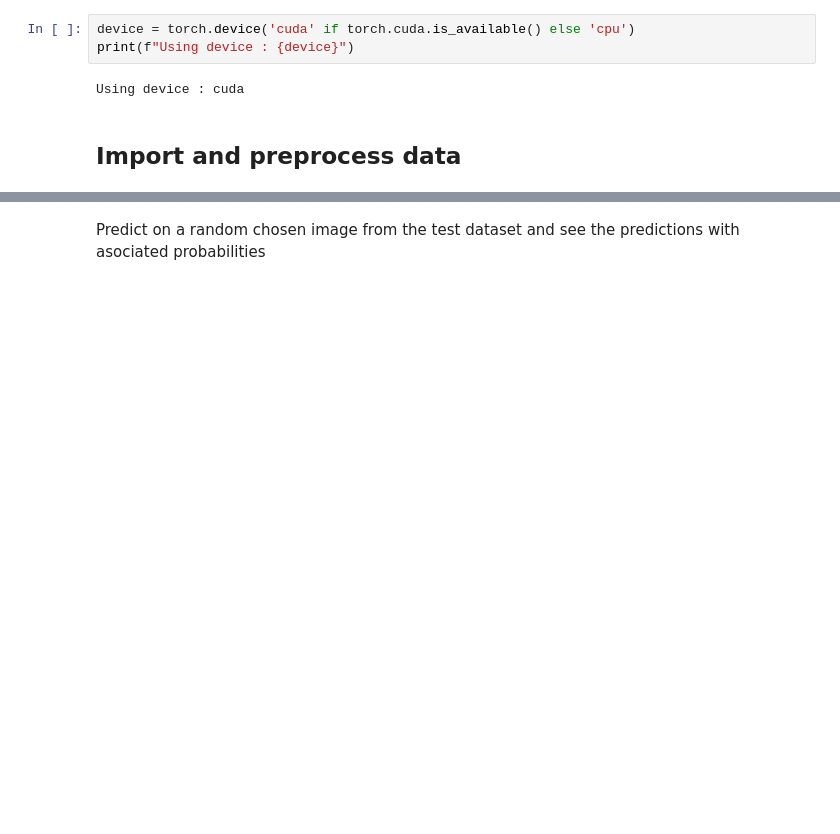
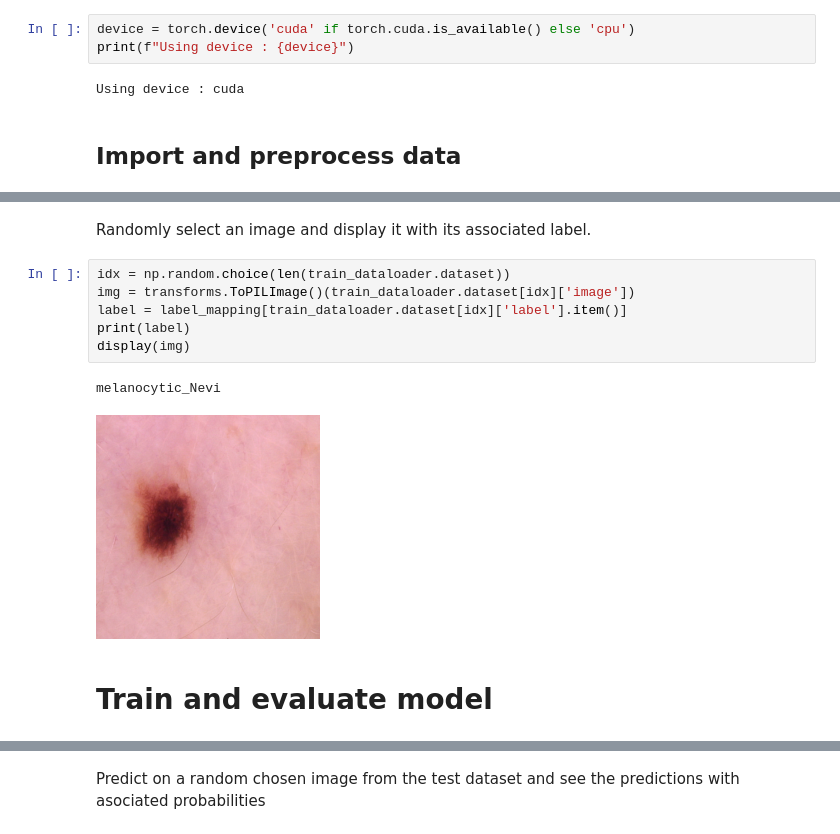
Before and after one commit to irrif/Computer_vision_skin_cancer_classification, a Jupyter notebook: skin_cancer.ipynb, the cells around one changed output, grey strips where cells are left out. Cells and saved outputs as stored; diff of their text form; blank space fills up the shorter version.

```diff
--- a/skin_cancer.ipynb
+++ b/skin_cancer.ipynb
@@ -130,0 +120,13 @@ Validation set : Average Loss: 0.2823, Accuracy : 2323/2492 (93%)
+# %% [markdown]
+Randomly select an image and display it with its associated label.
+# %%
+idx = np.random.choice(len(train_dataloader.dataset))
+img = transforms.ToPILImage()(train_dataloader.dataset[idx]['image'])
+label = label_mapping[train_dataloader.dataset[idx]['label'].item()]
+print(label)
+display(img)
+# %% [output]
+melanocytic_Nevi
+[figure, added]
+# %% [markdown]
+# Train and evaluate model
```
Also changed, not shown: parts of 18 cells of this notebook.
